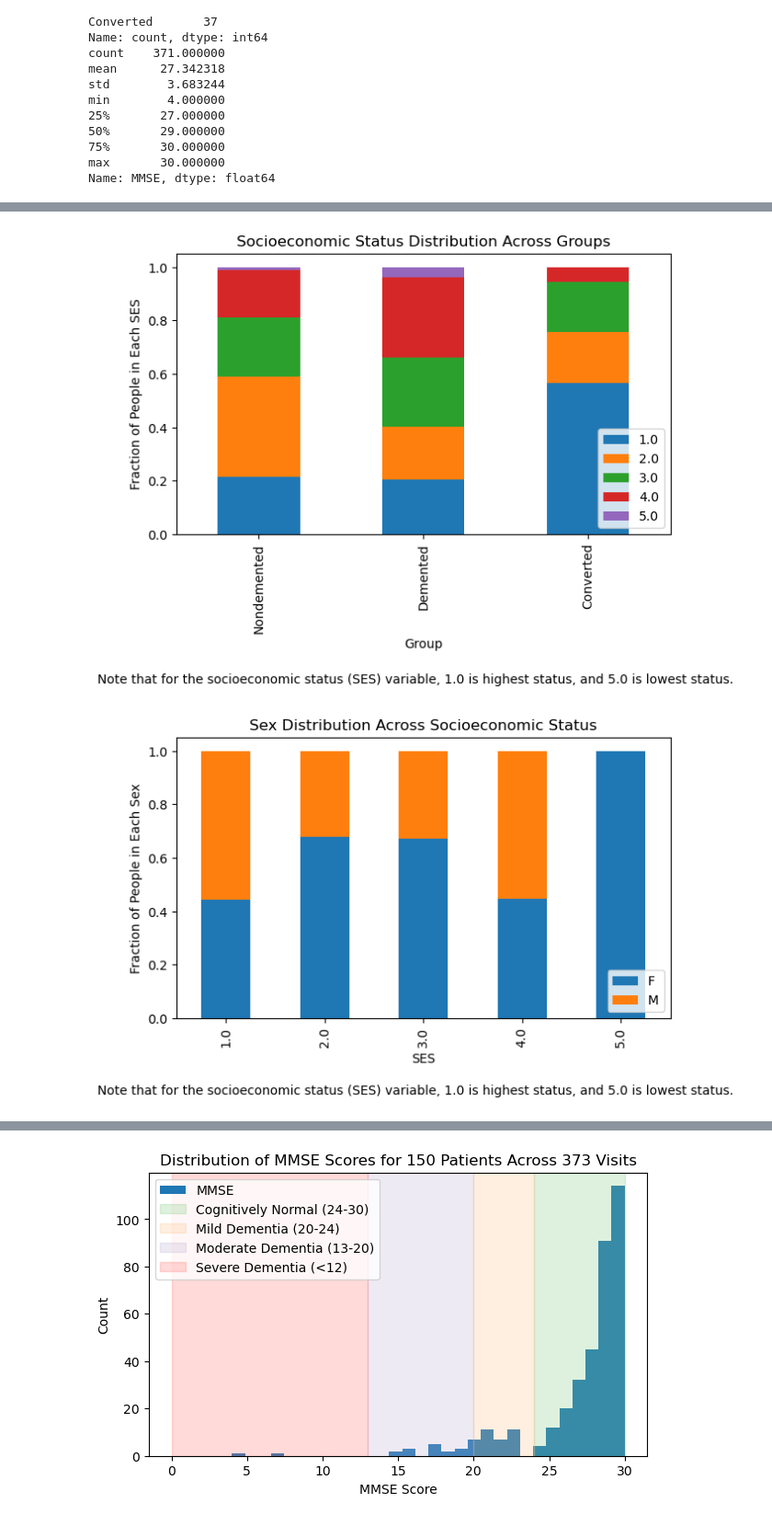
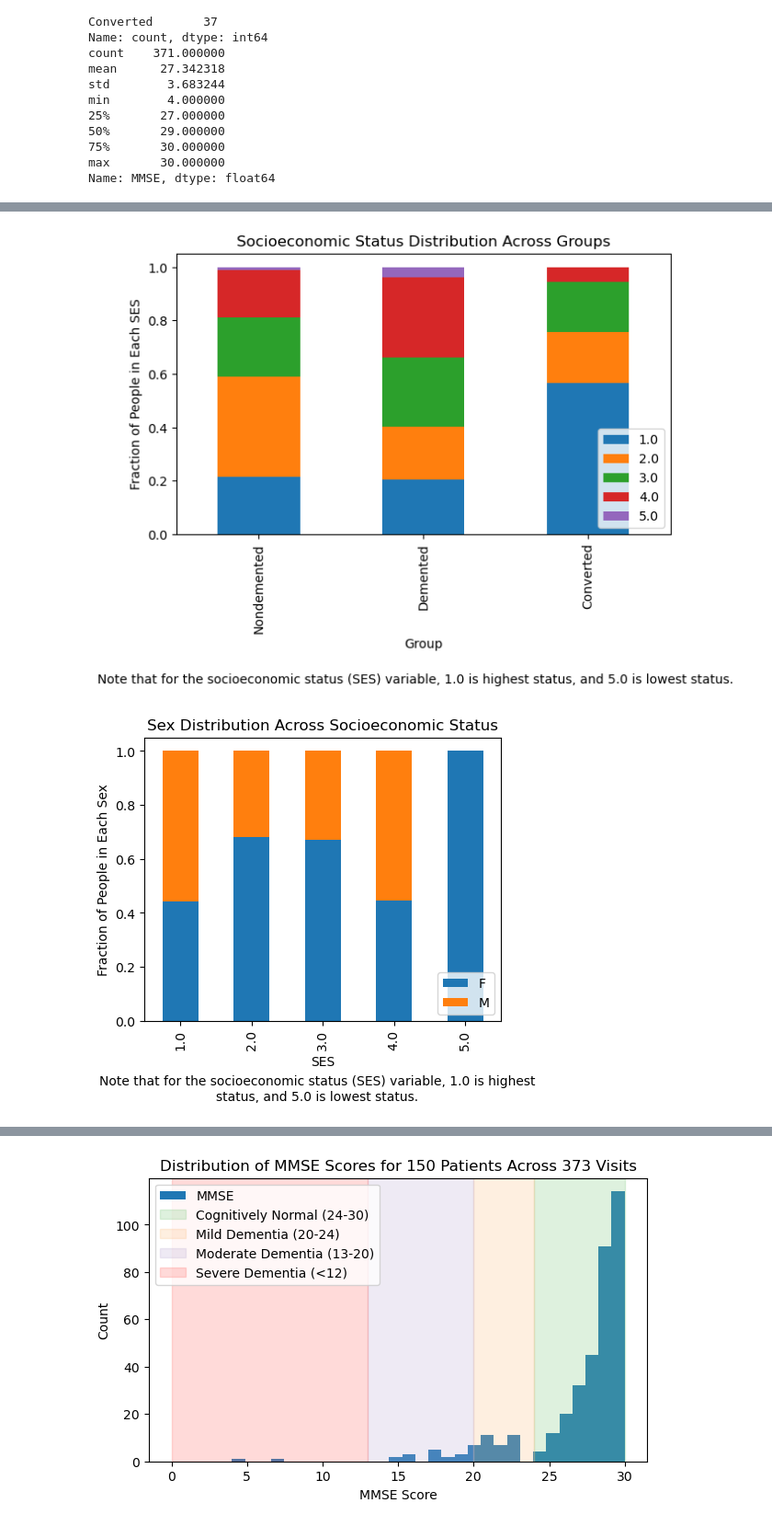
Before and after one commit to s-bao/data1030-project, a Jupyter notebook: src/EDA.ipynb, the cells around one changed output, grey strips where cells are left out. Shown at 92% size. Saved outputs shown, nothing was run; the diff lists cells and outputs as text; code cells hidden in the pictures.

```diff
--- a/notebooks/code.ipynb
+++ b/src/EDA.ipynb
@@ -90,6 +90,11 @@ min        4.000000
 max       30.000000
 Name: MMSE, dtype: float64
 # %%
+import os
+
+# Ensure the directory exists
+os.makedirs("../figures/EDA", exist_ok=True)
+
 # plot Group
 group_counts = df['Group'].value_counts()
 
@@ -98,7 +103,7 @@ group_counts.plot(kind='bar')
 plt.title('Count of Each Group')
 plt.xlabel('Group')
 plt.ylabel('Count')
-
+plt.savefig("../figures/EDA/group_counts.png", format="png", dpi=300)
 plt.show()
 
 # plot Group vs. SES
@@ -113,6 +118,7 @@ plt.legend(loc=4)
 plt.figtext(0.5, -0.3, 'Note that for the socioeconomic status (SES) variable, 1.0 is highest status, and 5.0 is lowest status.',
             wrap=True, horizontalalignment='center', fontsize=10)
 plt.title("Socioeconomic Status Distribution Across Groups")
+plt.savefig("../figures/EDA/group_vs_ses.png", format="png", dpi=300)
 plt.show()
 
 # plot SES vs. Sex
@@ -121,42 +127,45 @@ count_matrix_norm = count_matrix.div(count_matrix.sum(axis=1),axis=0)
 # group_order = ['Nondemented', 'Demented', 'Converted']
 # count_matrix_norm = count_matrix_norm.reindex(group_order)
 
-count_matrix_norm.plot(kind='bar', stacked=True, figsize=(7,4))
+count_matrix_norm.plot(kind='bar', stacked=True, figsize=(5,4))
 plt.ylabel('Fraction of People in Each Sex')
 plt.legend(loc=4)
 plt.figtext(0.5, -0.1, 'Note that for the socioeconomic status (SES) variable, 1.0 is highest status, and 5.0 is lowest status.',
             wrap=True, horizontalalignment='center', fontsize=10)
 plt.title("Sex Distribution Across Socioeconomic Status")
+plt.savefig("../figures/EDA/ses_vs_sex.png", format="png", dpi=300)
 plt.show()
 
 # plot SES vs. Group
 count_matrix = df.groupby(['SES', 'Group']).size().unstack()
 count_matrix_norm = count_matrix.div(count_matrix.sum(axis=1),axis=0)
 # group_order = ['Nondemented', 'Demented', 'Converted']
 # count_matrix_norm = count_matrix_norm.reindex(group_order)
 
-count_matrix_norm.plot(kind='bar', stacked=True, figsize=(7,4))
+count_matrix_norm.plot(kind='bar', stacked=True, figsize=(5,4))
 plt.ylabel('Fraction of People in Each Group')
 plt.legend(loc=4)
 plt.figtext(0.5, -0.1, 'Note that for the socioeconomic status (SES) variable, 1.0 is highest status, and 5.0 is lowest status.',
             wrap=True, horizontalalignment='center', fontsize=10)
 plt.title("Group Distribution Across Socioeconomic Status")
+plt.savefig("../figures/EDA/ses_vs_group.png", format="png", dpi=300)
 plt.show()
 
 # plot Group vs. Sex
 count_matrix = df.groupby(['Group', 'M/F']).size().unstack()
 count_matrix_norm = count_matrix.div(count_matrix.sum(axis=1),axis=0)
 group_order = ['Nondemented', 'Demented', 'Converted']
 count_matrix_norm = count_matrix_norm.reindex(group_order)
 
 count_matrix_norm.plot(kind='bar', stacked=True, figsize=(7,4))
 plt.ylabel('Fraction of People in Each Sex')
 plt.legend(loc=4)
 plt.figtext(0.5, -0.25, 'Note that for the socioeconomic status (SES) variable, 1.0 is highest status, and 5.0 is lowest status.',
             wrap=True, horizontalalignment='center', fontsize=10)
 plt.title("Sex Distribution Across Groups")
+plt.savefig("../figures/EDA/group_vs_sex.png", format="png", dpi=300)
 plt.show()
 # %% [output]
 [figure]
 [figure]
-[figure, old version]
+[figure, new version]
```
Also changed, not shown: parts of 19 cells of this notebook, 17 other files.
